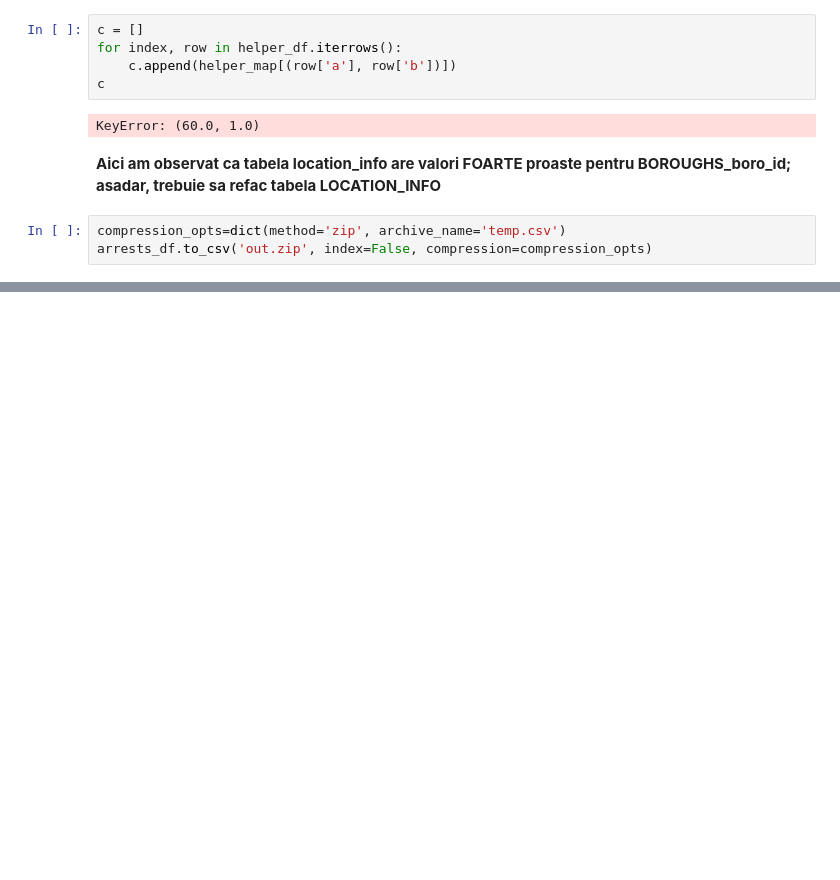
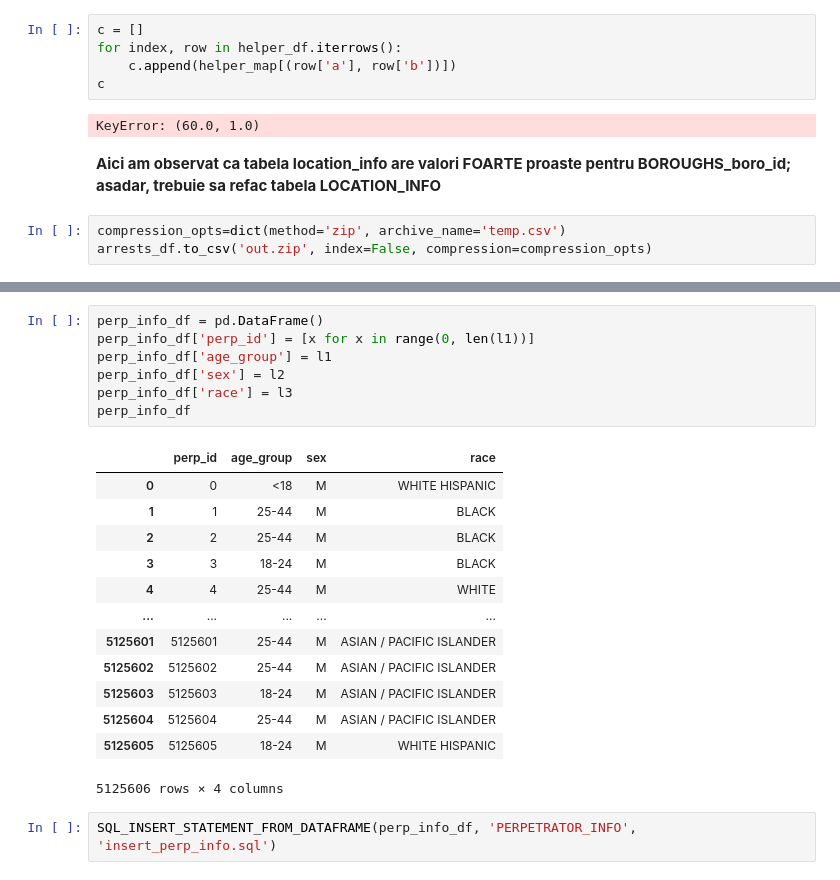
Before and after one commit to StoianAlinBogdan/ProiectInternship, a Jupyter notebook: Proiect_Ingestion.ipynb, the cells around one changed output, grey strips where cells are left out. Cells and saved outputs as stored; diff of their text form; blank space fills up the shorter version.

```diff
--- a/Proiect_Ingestion.ipynb
+++ b/Proiect_Ingestion.ipynb
@@ -1013,0 +1185,23 @@ arrests_df.to_csv('out.zip', index=False, compression=compression_opts)
+# %%
+perp_info_df = pd.DataFrame()
+perp_info_df['perp_id'] = [x for x in range(0, len(l1))]
+perp_info_df['age_group'] = l1
+perp_info_df['sex'] = l2
+perp_info_df['race'] = l3
+perp_info_df
+# %% [output]
+|  | perp_id | age_group | sex | race |
+| 0 | 0 | <18 | M | WHITE HISPANIC |
+| 1 | 1 | 25-44 | M | BLACK |
+| 2 | 2 | 25-44 | M | BLACK |
+| 3 | 3 | 18-24 | M | BLACK |
+| 4 | 4 | 25-44 | M | WHITE |
+| ... | ... | ... | ... | ... |
+| 5125601 | 5125601 | 25-44 | M | ASIAN / PACIFIC ISLANDER |
+| 5125602 | 5125602 | 25-44 | M | ASIAN / PACIFIC ISLANDER |
+| 5125603 | 5125603 | 18-24 | M | ASIAN / PACIFIC ISLANDER |
+| 5125604 | 5125604 | 25-44 | M | ASIAN / PACIFIC ISLANDER |
+| 5125605 | 5125605 | 18-24 | M | WHITE HISPANIC |
+5125606 rows × 4 columns
+# %%
+SQL_INSERT_STATEMENT_FROM_DATAFRAME(perp_info_df, 'PERPETRATOR_INFO', 'insert_perp_info.sql')
```
Also changed, not shown: parts of 12 cells of this notebook, 2 other files.
